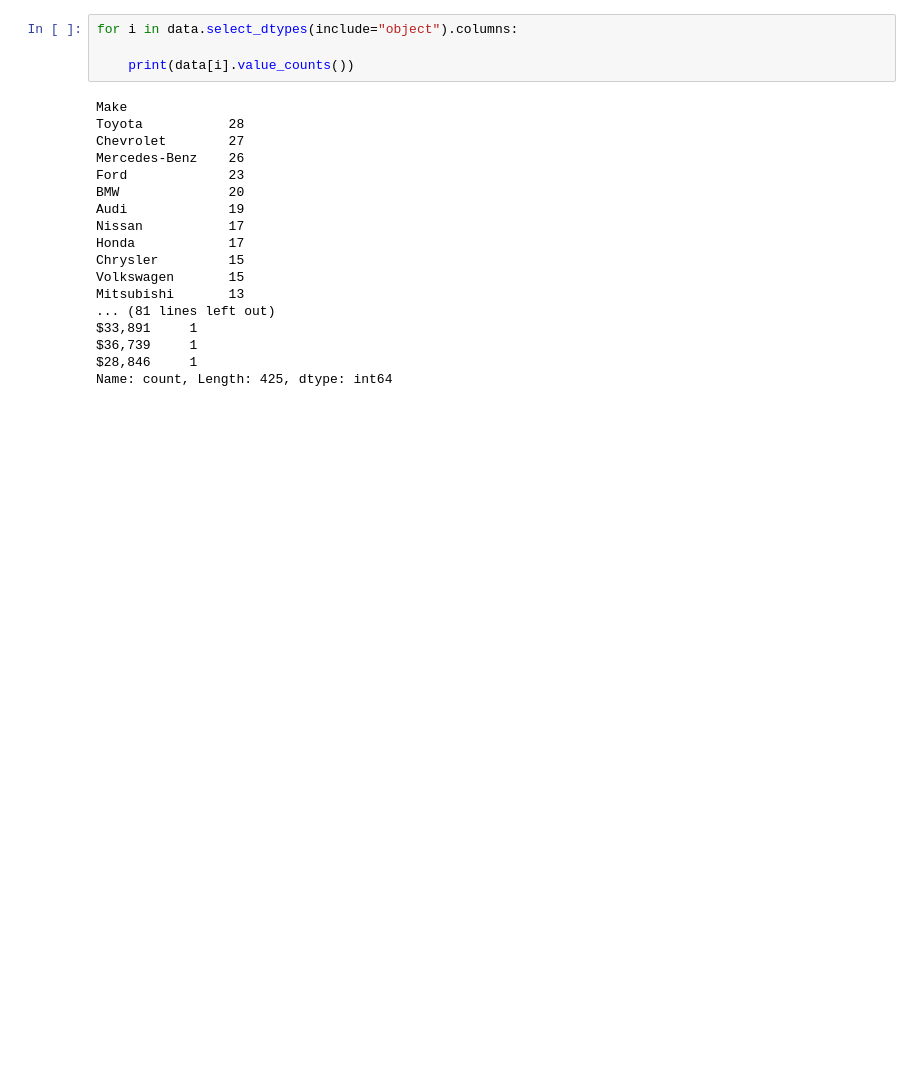
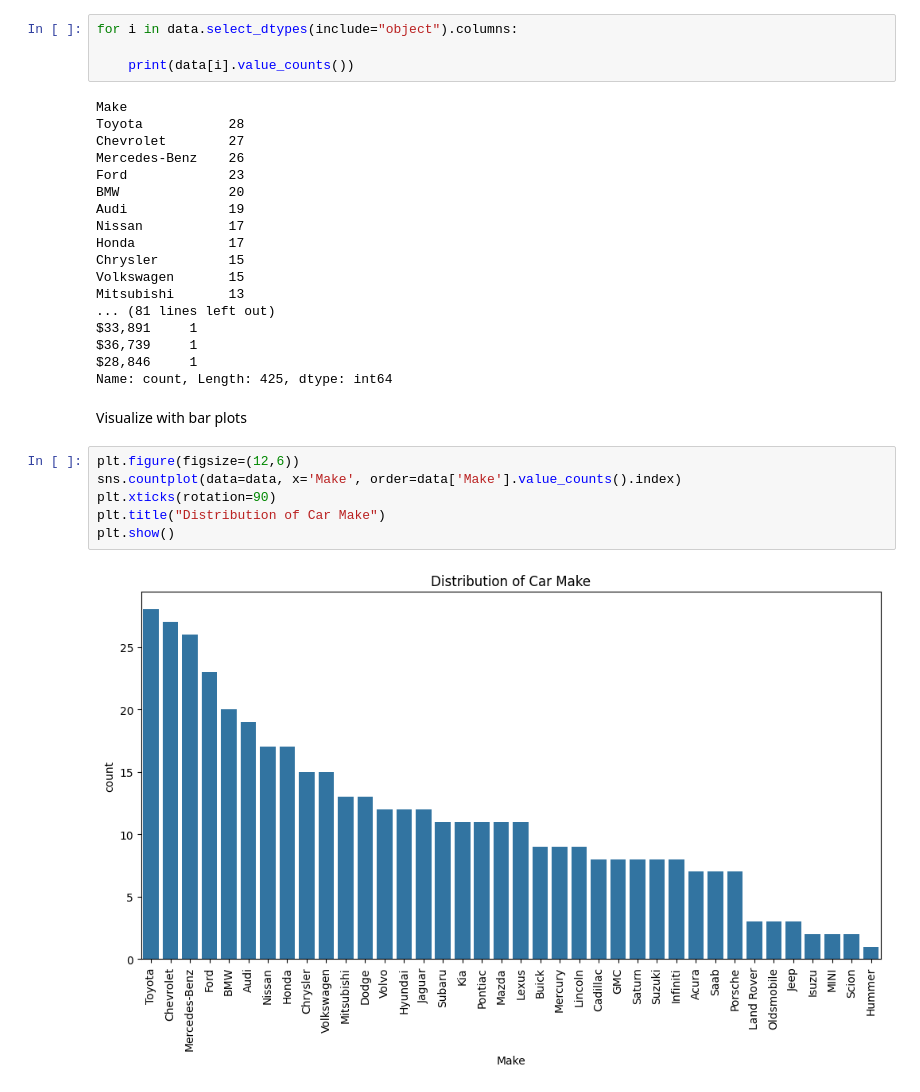
Before and after one commit to trailokya-world/Car-Data-Analysis, a Jupyter notebook: car_data_analysis/car_data_analysis.ipynb, the cells around one changed output. Drawn from its saved outputs; the diff is of its cells as text; blank space fills up the shorter version.

```diff
--- a/car_data_analysis/car_data_analysis.ipynb
+++ b/car_data_analysis/car_data_analysis.ipynb
@@ -122,3 +122,13 @@ $33,891     1
 $36,739     1
 $28,846     1
 Name: count, Length: 425, dtype: int64
+# %% [markdown]
+Visualize with bar plots
+# %%
+plt.figure(figsize=(12,6))
+sns.countplot(data=data, x='Make', order=data['Make'].value_counts().index)
+plt.xticks(rotation=90)
+plt.title("Distribution of Car Make")
+plt.show()
+# %% [output]
+[figure, added]
```
